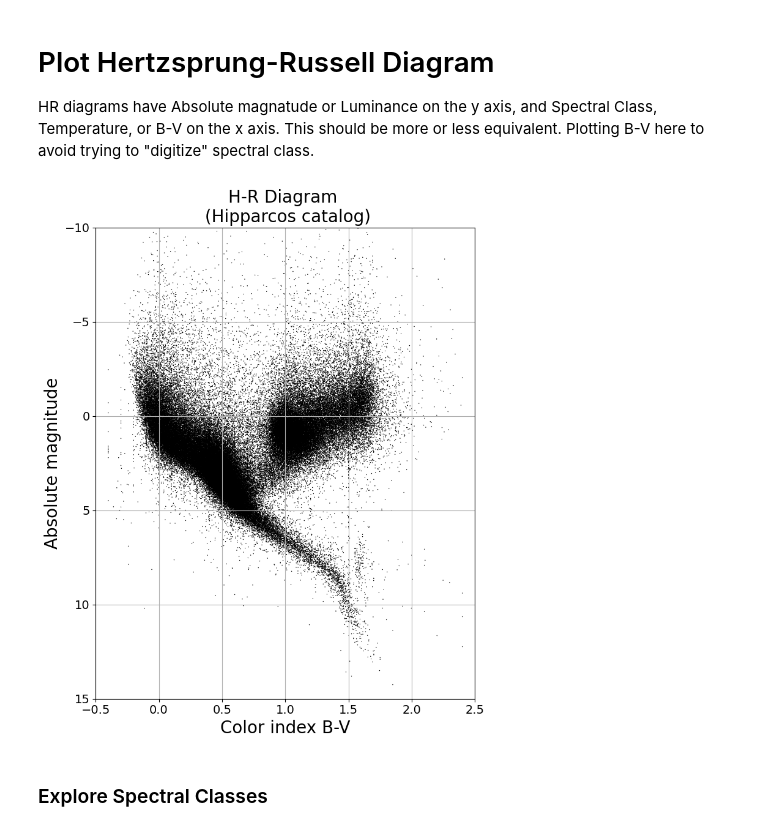
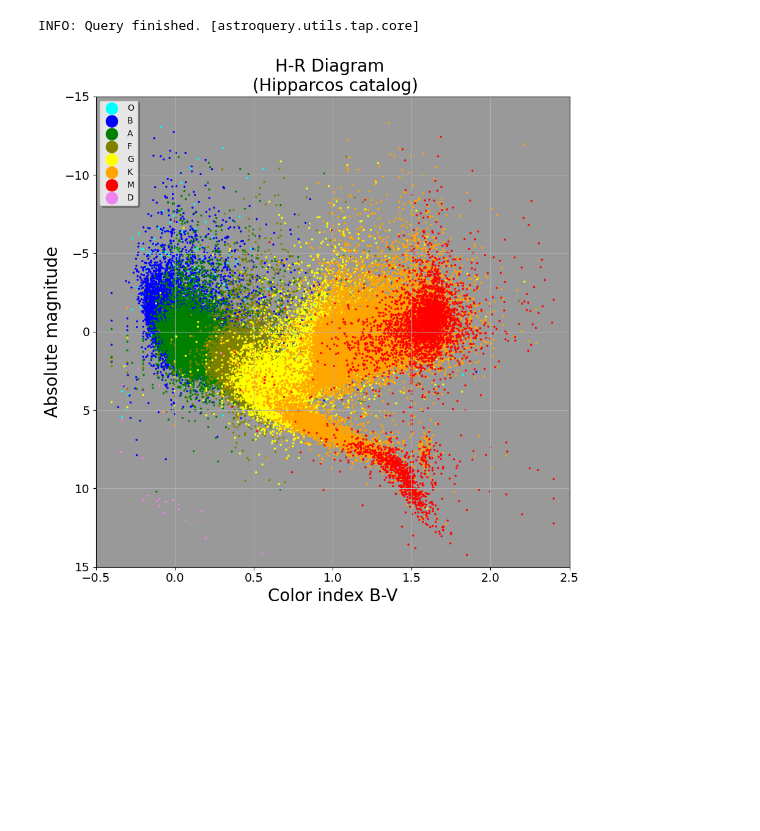
Before and after one commit to jeffrwatts/astronomy-notebooks, a Jupyter notebook: Hertzsprung-Russell.ipynb, the cells around one changed output. Saved outputs shown, nothing was run; the diff lists cells and outputs as text; code cells hidden in the pictures; blank space fills up the shorter version.

```diff
--- a/Hertzsprung-Russell.ipynb
+++ b/Hertzsprung-Russell.ipynb
@@ -127,4 +14,0 @@ df_clean['M_V'] = df_clean['Vmag'] + 5 * np.log10(df_clean['Plx']/100.)
-# %% [markdown]
-# Plot Hertzsprung-Russell Diagram
-
-HR diagrams have Absolute magnatude or Luminance on the y axis, and Spectral Class, Temperature, or B-V on the x axis.  This should be more or less equivalent.  Plotting B-V here to avoid trying to "digitize" spectral class.
@@ -150,23 +35,69 @@ def plot_luminosity_class(df, b, c, label):
+# %%
+# Query
+df = queryStarsFromHipparcos()
+
+# convert to floats
+df['apparent_mag'] = df['apparent_mag'].astype(np.float64)
+df['parallax'] = df['parallax'].astype(np.float64)
+
+# Drop Nan
+df = df.dropna()
+
+# Drop negative or zero parallax
+df = df.drop(df.index[df['parallax'] <= 0])
+
+# Filter to entries with common spectral types
+df = df.drop(df.index[df['spectral_type'] == ''])
+#df = df[df['spectral_type'].map(lambda s: s[0] in 'OBAFGKMLSCD')]
+df = df[df['spectral_type'].map(lambda s: s[0] in 'OBAFGKMD')]
+
+# Add distance
+df['distance'] = df['parallax'].map(lambda x: (x*u.mas).to(u.parsec, equivalencies=u.parallax()).value)
+
+# Add absolute magnitude
+df['absolute_mag'] = df['apparent_mag'] - 5*np.log10(df['distance']/10.0)
+
+# Add Teff
+df["Teff"] = pd.Series(4600 * (1/(.92 * df["b_v"] + 1.7) + 1/(.92 * df["b_v"] + .62)))
+# %% [output]
+INFO: Query finished. [astroquery.utils.tap.core]
+# %%
+color_mapping = {
+    'O': 'cyan',
+    'B': 'blue',
+    'A': 'green',
+    'F': 'olive',
+    'G': 'yellow',
+    'K': 'orange',
+    'M': 'red',
+#    'L': 'black',
+#    'S': 'purple',
+#    'C': 'gold',
+    'D': 'violet'
+}
 # %%
-fig, ax = plt.subplots(figsize=(8,10))
+fig = plt.figure(figsize=(10,10))
+ax = fig.add_subplot(111, facecolor='0.6')
 
 ax.set_xlim(-0.5, 2.5)
-ax.set_ylim(15, -10)
+ax.set_ylim(15, -15)
 ax.grid()
 ax.set_title('H-R Diagram \n (Hipparcos catalog)')
 
 ax.title.set_fontsize(20)
 ax.set_xlabel('Color index B-V')
 ax.xaxis.label.set_fontsize(20)
 ax.set_ylabel('Absolute magnitude')
 ax.yaxis.label.set_fontsize(20)
 
-ax.scatter(df_clean['B-V'], df_clean['M_V'],
-#           s=50, edgecolors='none', alpha=0.015, c='k')
-           s=1, edgecolors='none', c='k')
+for spectral_type, color in color_mapping.items():
+    f = lambda s: s[0]==spectral_type
+    ix = df['spectral_type'].map(f)
+    ax.scatter(df['b_v'][ix], df['absolute_mag'][ix], c = color, s=6, edgecolors='none', label = spectral_type)
 
 ax.tick_params(axis='both', labelsize=14)
+legend = ax.legend(scatterpoints=1,markerscale = 6, shadow=True)
+frame = legend.get_frame()
+frame.set_facecolor('0.90')
 # %% [output]
-[figure, old version]
+[figure, new version]
-# %% [markdown]
-### Explore Spectral Classes
```
Also changed, not shown: parts of 18 cells of this notebook.
